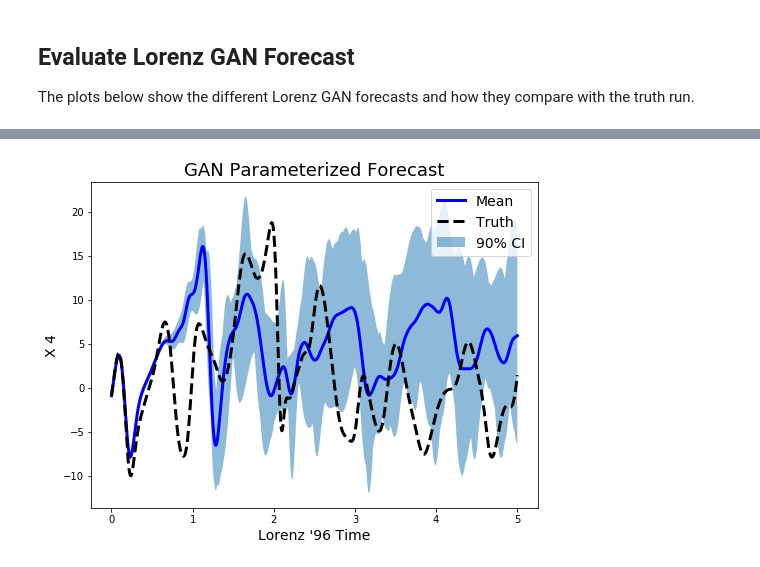
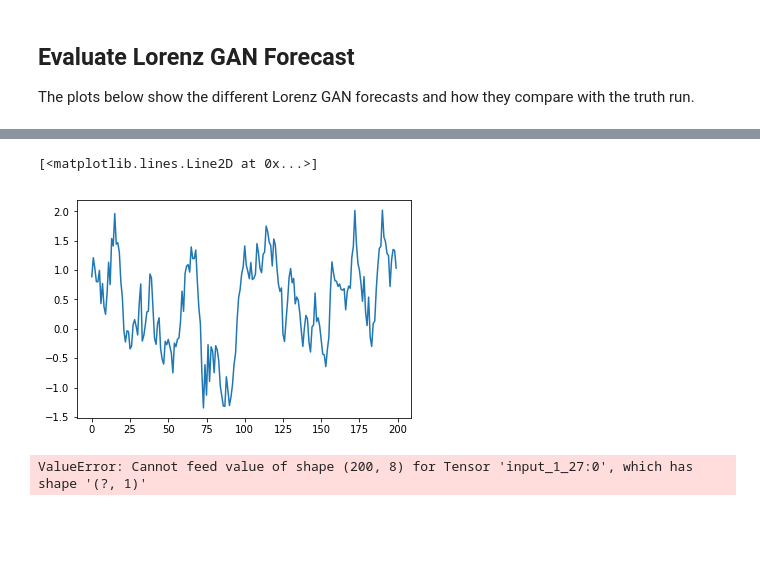
Before and after one commit to djgagne/lorenz_gan, a Jupyter notebook: notebooks/lorenz_gan_eval.ipynb, the cells around one changed output, grey strips where cells are left out. Cells and saved outputs as stored; diff of their text form; code cells hidden in the pictures; blank space fills up the shorter version.

```diff
--- a/notebooks/lorenz_gan_eval.ipynb
+++ b/notebooks/lorenz_gan_eval.ipynb
@@ -328,15 +340,22 @@ np.percentile(lorenz_forecast_cube[:, :, x_val], 90, axis=0).shape
-# %%
-plt.figure(figsize=(8, 6))
-x_val = 4
-plt.fill_between(lorenz_forecasts[0]["time"],
-                 np.percentile(lorenz_forecast_cube[:, :, x_val], 95, axis=0),
-                 np.percentile(lorenz_forecast_cube[:, :, x_val], 5, axis=0), alpha=0.5, label="90% CI")
-plt.plot(lorenz_forecasts[0]["time"], lorenz_forecast_cube[:, :, x_val].mean(axis=0), color="blue", lw=3, label="Mean")
-plt.plot(lorenz_forecasts[0]["time"], x_vals[100000:100000 + 1001, x_val], 'k--', lw=3, label="Truth")
-plt.xlabel("Lorenz '96 Time", fontsize=14)
-plt.ylabel("X {0:d}".format(x_val), fontsize=14)
-plt.legend(loc=0, fontsize=14)
-plt.title("GAN Parameterized Forecast", fontsize=18)
-plt.savefig("../exp/lorenz_forecast_ts.png", dpi=200, bbox_inches="tight")
-# %% [output]
-[figure, removed]
+# %%
+with open("../exp/ar1_random_updater.pkl", "rb") as updater_file:
+    updater = pickle.load(updater_file)
+# %%
+rand_values = np.random.normal(size=(8, 8))
+all_rand_values = np.zeros((200, 8, 8))
+all_rand_values[0] = rand_values
+for i in range(1, 200):
+    rand_values = updater.update(rand_values)
+    all_rand_values[i] = rand_values
+# %%
+plt.plot(all_rand_values[:, 0, 4])
+# %% [output]
+[<matplotlib.lines.Line2D at 0x...>]
+[figure, added]
+# %%
+pred_out_func = K.function(gen_model.input + [K.learning_phase()], [gen_model.output])
+forcing_dist = np.zeros((1000, 8))
+for i in range(1000):
+    forcing_dist[i] = unnormalize_data(pred_out_func([x_vals[100000:100000 + 200], all_rand_values, True])[0], y_scaling)[:, :, 0].sum(axis=1)
+# %% [output]
+ValueError: Cannot feed value of shape (200, 8) for Tensor 'input_1_27:0', which has shape '(?, 1)'
```
Also changed, not shown: parts of 11 cells of this notebook, 2 other files.
